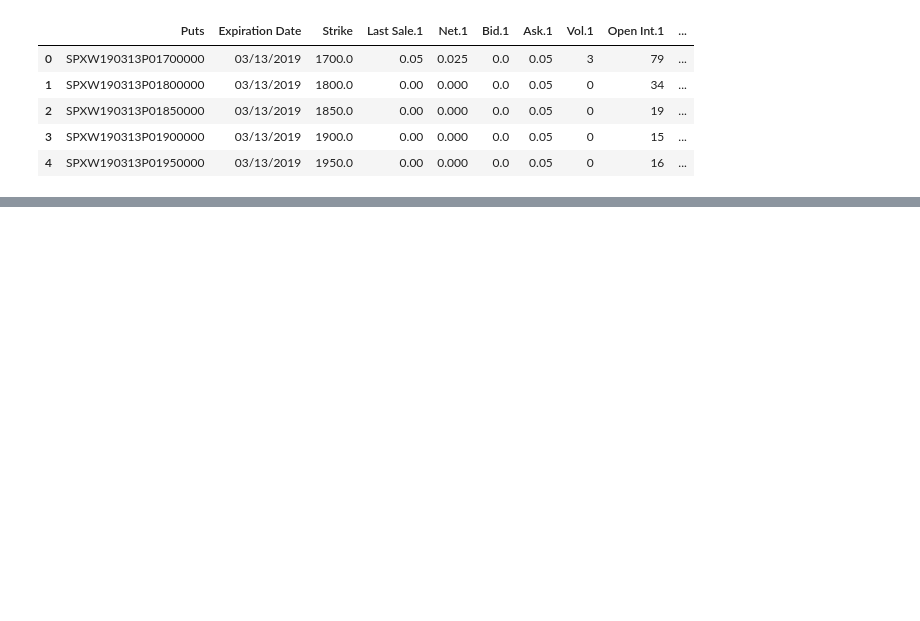
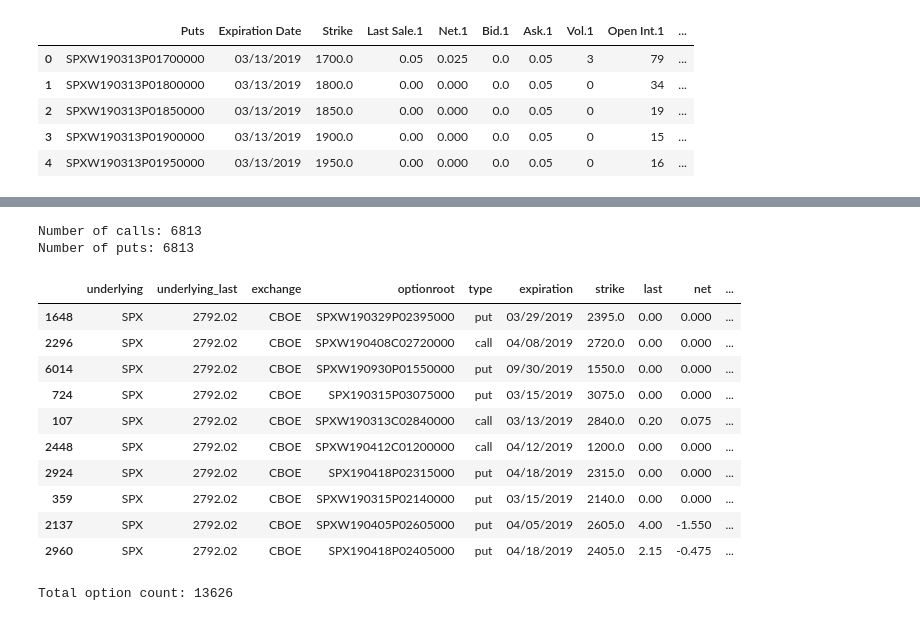
Before and after one commit to lambdaclass/finance_playground, a Jupyter notebook: notebooks/0.2-metdinov-wrangling-cboe-data.ipynb, the cells around one changed output, grey strips where cells are left out. Drawn from its saved outputs; the diff is of its cells as text; code cells hidden in the pictures; blank space fills up the shorter version.

```diff
--- a/notebooks/0.2-metdinov-wrangling-cboe-data.ipynb
+++ b/notebooks/0.2-metdinov-wrangling-cboe-data.ipynb
@@ -43,3 +40,9 @@ historical.head()
 | 2 | SPX | 2008.87 | * | SPX160115C00500000 | NaN | call | 01/15/2016 | 01/04/2016 | 500 | ... |
 | 3 | SPX | 2008.87 | * | SPX160115C00600000 | NaN | call | 01/15/2016 | 01/04/2016 | 600 | ... |
 | 4 | SPX | 2008.87 | * | SPX160115C00700000 | NaN | call | 01/15/2016 | 01/04/2016 | 700 | ... |
+# %%
+with open("../data/scraped/cboe/SPX_daily/SPX_20190312.csv") as file:
+    first_line = file.readline()
+    spot_price = float(first_line.split(",")[1])
+
+print(spot_price)
@@ -56,3 +60,12 @@ calls.head()
 | 2 | SPXW190313C01850000 | 03/13/2019 | 1850.0 | 0.0 | 0.00 | 935.9 | 947.3 | 0 | 0 | 0.0000 | ... |
 | 3 | SPXW190313C01900000 | 03/13/2019 | 1900.0 | 890.0 | 7.55 | 886.1 | 897.3 | 2 | 24 | 0.0000 | ... |
 | 4 | SPXW190313C01950000 | 03/13/2019 | 1950.0 | 0.0 | 0.00 | 836.2 | 847.6 | 0 | 0 | 0.0000 | ... |
+# %%
+renamed_columns = ["optionroot", "expiration", "strike", "last", "net", "bid",
+       "ask", "volume", "openinterest", "impliedvol", "delta", "gamma"]
+calls.columns = renamed_columns
+calls.insert(loc=0, column="underlying", value="SPX")
+calls.insert(loc=1, column="underlying_last", value=spot_price)
+calls.insert(loc=2, column="exchange", value="CBOE")
+calls.insert(loc=4, column="type", value="call")
+calls.head()
@@ -69,3 +88,10 @@ puts.head()
 | 2 | SPXW190313P01850000 | 03/13/2019 | 1850.0 | 0.00 | 0.000 | 0.0 | 0.05 | 0 | 19 | ... |
 | 3 | SPXW190313P01900000 | 03/13/2019 | 1900.0 | 0.00 | 0.000 | 0.0 | 0.05 | 0 | 15 | ... |
 | 4 | SPXW190313P01950000 | 03/13/2019 | 1950.0 | 0.00 | 0.000 | 0.0 | 0.05 | 0 | 16 | ... |
+# %%
+puts.columns = renamed_columns
+puts.insert(loc=0, column="underlying", value="SPX")
+puts.insert(loc=1, column="underlying_last", value=spot_price)
+puts.insert(loc=2, column="exchange", value="CBOE")
+puts.insert(loc=4, column="type", value="put")
+puts.head()
@@ -71,0 +105,26 @@ puts.head()
+# %%
+print("Number of calls:", len(calls))
+print("Number of puts:", len(puts))
+# %% [output]
+Number of calls: 6813
+Number of puts: 6813
+# %%
+merged = pd.concat([calls, puts])
+merged.sample(10)
+# %% [output]
+|  | underlying | underlying_last | exchange | optionroot | type | expiration | strike | last | net | ... |
+| 1648 | SPX | 2792.02 | CBOE | SPXW190329P02395000 | put | 03/29/2019 | 2395.0 | 0.00 | 0.000 | ... |
+| 2296 | SPX | 2792.02 | CBOE | SPXW190408C02720000 | call | 04/08/2019 | 2720.0 | 0.00 | 0.000 | ... |
+| 6014 | SPX | 2792.02 | CBOE | SPXW190930P01550000 | put | 09/30/2019 | 1550.0 | 0.00 | 0.000 | ... |
+| 724 | SPX | 2792.02 | CBOE | SPX190315P03075000 | put | 03/15/2019 | 3075.0 | 0.00 | 0.000 | ... |
+| 107 | SPX | 2792.02 | CBOE | SPXW190313C02840000 | call | 03/13/2019 | 2840.0 | 0.20 | 0.075 | ... |
+| 2448 | SPX | 2792.02 | CBOE | SPXW190412C01200000 | call | 04/12/2019 | 1200.0 | 0.00 | 0.000 | ... |
+| 2924 | SPX | 2792.02 | CBOE | SPX190418P02315000 | put | 04/18/2019 | 2315.0 | 0.00 | 0.000 | ... |
+| 359 | SPX | 2792.02 | CBOE | SPXW190315P02140000 | put | 03/15/2019 | 2140.0 | 0.00 | 0.000 | ... |
+| 2137 | SPX | 2792.02 | CBOE | SPXW190405P02605000 | put | 04/05/2019 | 2605.0 | 4.00 | -1.550 | ... |
+| 2960 | SPX | 2792.02 | CBOE | SPX190418P02405000 | put | 04/18/2019 | 2405.0 | 2.15 | -0.475 | ... |
+# %%
+assert len(merged) == len(calls) + len(puts)
+print("Total option count:", len(merged))
+# %% [output]
+Total option count: 13626
```
Also changed, not shown: parts of 10 cells of this notebook.
